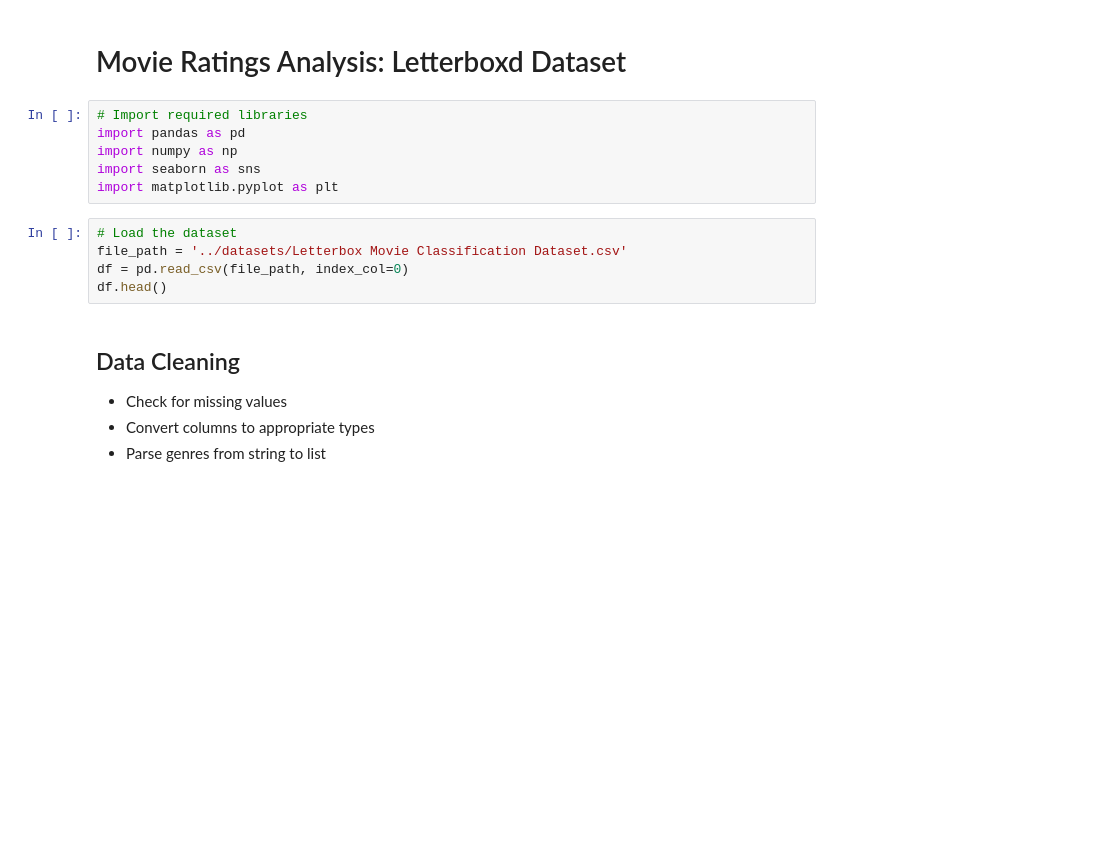
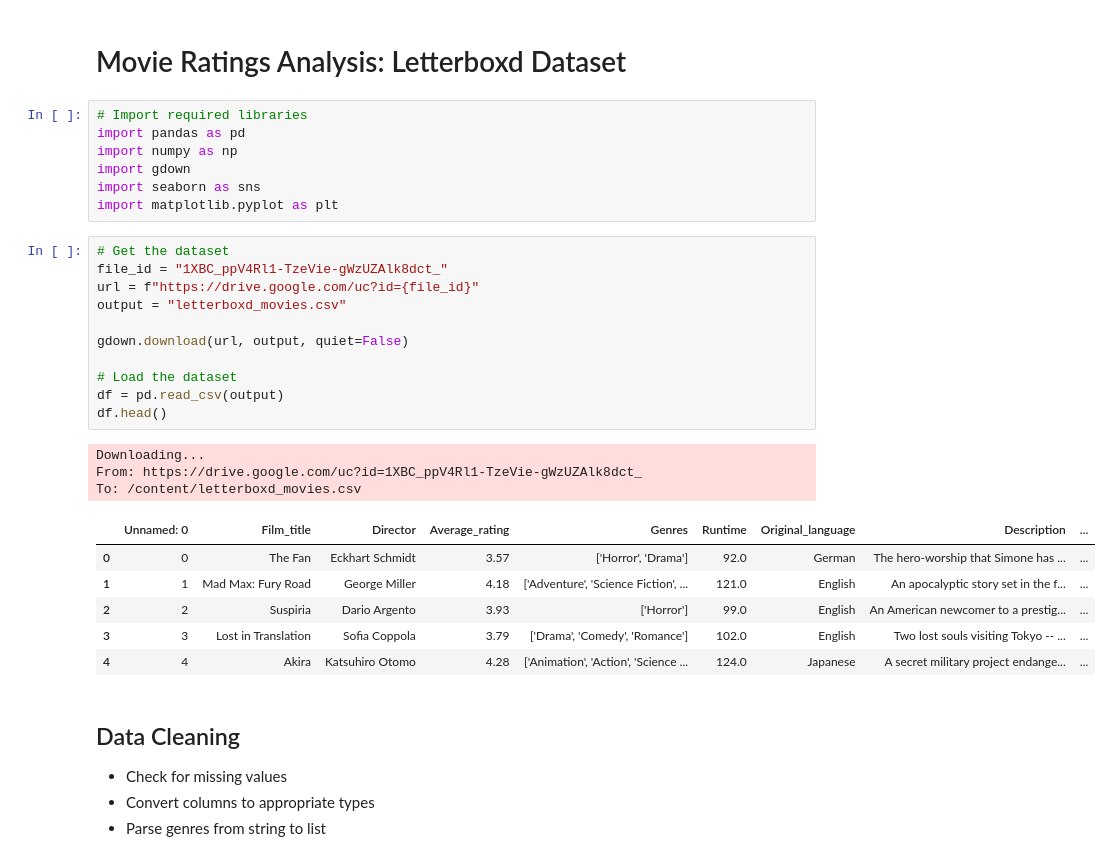
Before and after one commit to Impirs/bi_cv, a Jupyter notebook: notebook/movie_analysis.ipynb, the cells around one changed output. Cells and saved outputs as stored; diff of their text form; blank space fills up the shorter version.

```diff
--- a/notebook/movie_analysis.ipynb
+++ b/notebook/movie_analysis.ipynb
@@ -4,13 +4,30 @@
 # Import required libraries
 import pandas as pd
 import numpy as np
+import gdown
 import seaborn as sns
 import matplotlib.pyplot as plt
 # %%
+# Get the dataset
+file_id = "1XBC_ppV4Rl1-TzeVie-gWzUZAlk8dct_"
+url = f"https://drive.google.com/uc?id={file_id}"
+output = "letterboxd_movies.csv"
+
+gdown.download(url, output, quiet=False)
+
 # Load the dataset
-file_path = '../datasets/Letterbox Movie Classification Dataset.csv'
-df = pd.read_csv(file_path, index_col=0)
+df = pd.read_csv(output)
 df.head()
+# %% [output]
+Downloading...
+From: https://drive.google.com/uc?id=1XBC_ppV4Rl1-TzeVie-gWzUZAlk8dct_
+To: /content/letterboxd_movies.csv
+|  | Unnamed: 0 | Film_title | Director | Average_rating | Genres | Runtime | Original_language | Description | ... |
+| 0 | 0 | The Fan | Eckhart Schmidt | 3.57 | ['Horror', 'Drama'] | 92.0 | German | The hero-worship that Simone has ... | ... |
+| 1 | 1 | Mad Max: Fury Road | George Miller | 4.18 | ['Adventure', 'Science Fiction', ... | 121.0 | English | An apocalyptic story set in the f... | ... |
+| 2 | 2 | Suspiria | Dario Argento | 3.93 | ['Horror'] | 99.0 | English | An American newcomer to a prestig... | ... |
+| 3 | 3 | Lost in Translation | Sofia Coppola | 3.79 | ['Drama', 'Comedy', 'Romance'] | 102.0 | English | Two lost souls visiting Tokyo -- ... | ... |
+| 4 | 4 | Akira | Katsuhiro Otomo | 4.28 | ['Animation', 'Action', 'Science ... | 124.0 | Japanese | A secret military project endange... | ... |
 # %% [markdown]
 ## Data Cleaning
 - Check for missing values
```
Also changed, not shown: parts of 7 cells of this notebook.
